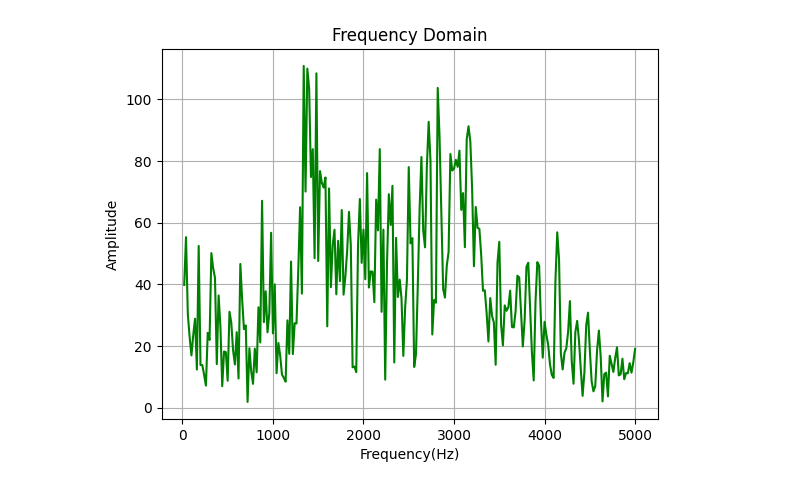
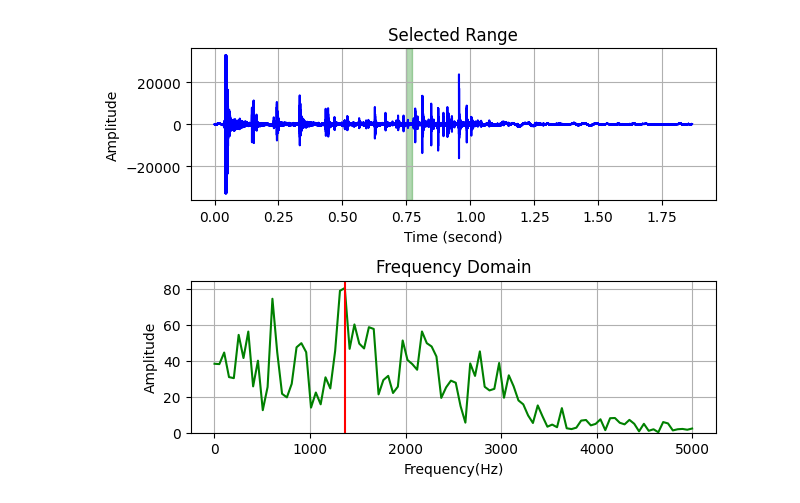
Before and after one commit to Ryoma-HCU/Prog2kakushin, a Jupyter notebook: work2.ipynb, the cells around one changed output. Cells and saved outputs as stored; diff of their text form; code cells hidden in the pictures.

```diff
--- a/work2.ipynb
+++ b/work2.ipynb
@@ -16,29 +41,40 @@ import numpy as np
 from matplotlib import pyplot as plt
 from pydub import AudioSegment
 
-#サンプルファイルのダウンロード
-
-#fname = input("読み込みたいファイル名を入力してください：")
-#extension = input("拡張子名を入力してください：")
+# ファイル名入力
+fname = input("読み込みたいファイル名を入力してください：")
+extension = input("拡張子名を入力してください：")
 
 # 時間領域グラフ 読込/出力
-sound = AudioSegment.from_file("pencil_roll.mp3", "mp3")
-#sound = AudioSegment.from_file(str(fname)+"."+str(extension), str(extension))
+sound = AudioSegment.from_file(str(fname)+"."+str(extension), str(extension))
 f = sound.get_array_of_samples()
 range_t = sound.duration_seconds
 t = np.linspace(0, range_t, len(f))
 plt.plot(t, f, c="b")
-plt.title("Sound")
-#plt.title(str(fname))
+plt.title(str(fname))
 plt.xlabel("Time (second)")
 plt.ylabel("Amplitude")
 plt.grid()
 plt.show()
 
+# 捜索範囲入力
+print("●調べたい時間(秒)範囲を入力してください(0～"+str(range_t)+")")
+while True:
+  s_low = float(input("下限："))
+  s_up = float(input("上限："))
+  if s_up > s_low and s_low >= 0 and s_up <= range_t:
+    break
+  elif s_up <= s_low:
+    print("上限値＞下限値 となる様に入力してください．")
+  elif not(0 <= s_up <= range_t) or not(0 <= s_low <= range_t):
+    print("入力の範囲は 0～"+str(range_t)+"です．")
+  else:
+    print("正常な値を入力してください．")
+print()
 print("●調べたい周波数(Hz)帯域を入力してください(正の数)")
 while True:
-  Hz_low = float(input("下限"))
-  Hz_up = float(input("上限"))
+  Hz_low = float(input("下限："))
+  Hz_up = float(input("上限："))
   if Hz_up > Hz_low and Hz_low > 0:
     break
   elif Hz_up <= Hz_low:
@@ -48,26 +84,12 @@ while True:
   else:
     print("正常な値を入力してください．")
 print()
-print("●調べたい時間(秒)範囲を入力してください(0～"+str(format(range_t,".2f"))+")")
-while True:
-  s_low = float(input("下限"))
-  s_up = float(input("上限"))
-  if s_up > s_low and s_low >= 0 and s_up <= range_t:
-    break
-  elif s_up <= s_low:
-    print("上限値＞下限値 となる様に入力してください．")
-  elif not(0 <= s_up <= range_t) or not(0 <= s_low <= range_t):
-    print("入力の範囲は 0～"+str(format(range_t,".2f"))+"です．")
-  else:
-    print("正常な値を入力してください．")
-print()
 
 # 周波数領域グラフ 計算/出力
 amp = np.array([])
-Hz = np.array([])
+## 単位変換
 range_low = int(len(f)*s_low / range_t)
 range_up = int(len(f)*s_up / range_t)
-print(range_low,range_up)#後で消す
 T = range_up - range_low
 band_low = int(Hz_low*T*range_t / len(f))
 band_up = int(Hz_up*T*range_t / len(f))
@@ -75,7 +97,7 @@ if band_low <= 0:
   band_low = 1
 if band_up <= 0:
   band_up = 2
-print(band_low,band_up)#後で消す・帯域がなぜか抽出時間で変わる
+## 積分計算(台形面積計算)
 for n in range(band_low, band_up+1):
   scos_n = 0
   ssin_n = 0
@@ -85,15 +107,30 @@ for n in range(band_low, band_up+1):
   a_n = scos_n * 2/T
   b_n = ssin_n * 2/T
   amp = np.append(amp, np.sqrt(a_n**2 + b_n**2))
-  Hz = np.append(Hz, n*(Hz_up-Hz_low+1)/(band_up-band_low+1))
 
-#最大振れ幅/周波数表示・調査範囲を分割図示(2行1列)/色表示
-#plt.hist(amp, range=(band_low, band_up), bins=(int(band_up)-int(band_low)), label="", color="g")
-plt.plot(Hz, amp, c="g")
-#plt.legend()
-plt.title("Frequency Domain")
-plt.xlabel("Frequency(Hz)")
+Hz = np.linspace(Hz_low, Hz_up, len(amp))
+print("最大周波数："+"\033[91m"+str(format(Hz[np.argmax(amp)],".3f"))+"\033[0m"+" Hz")
+print("最大振れ幅："+"\033[91m"+str(format(np.max(amp),".3f"))+"\033[0m")
+print()
+
+## グラフ出力
+plt.subplot(2,1,1)
+plt.plot(t, f, c="b")
+plt.axvspan(s_low, s_up, alpha=0.3, color="g")
+plt.title("Selected Range")
+plt.xlabel("Time (second)")
 plt.ylabel("Amplitude")
 plt.grid()
+
+plt.subplot(2,1,2)
+plt.plot(Hz, amp, color="g")
+plt.axvline(Hz[np.argmax(amp)], color="r")
+plt.title("Frequency Domain")
+plt.xlabel("Frequency (Hz)")
+plt.ylabel("Amplitude")
+plt.ylim(0,)
+plt.grid()
+
+plt.tight_layout()
 plt.show
 # %% [output]
@@ -112 +151 @@ plt.show
-[figure, old version]
+[figure, new version]
```
Also changed, not shown: parts of 9 cells of this notebook.
